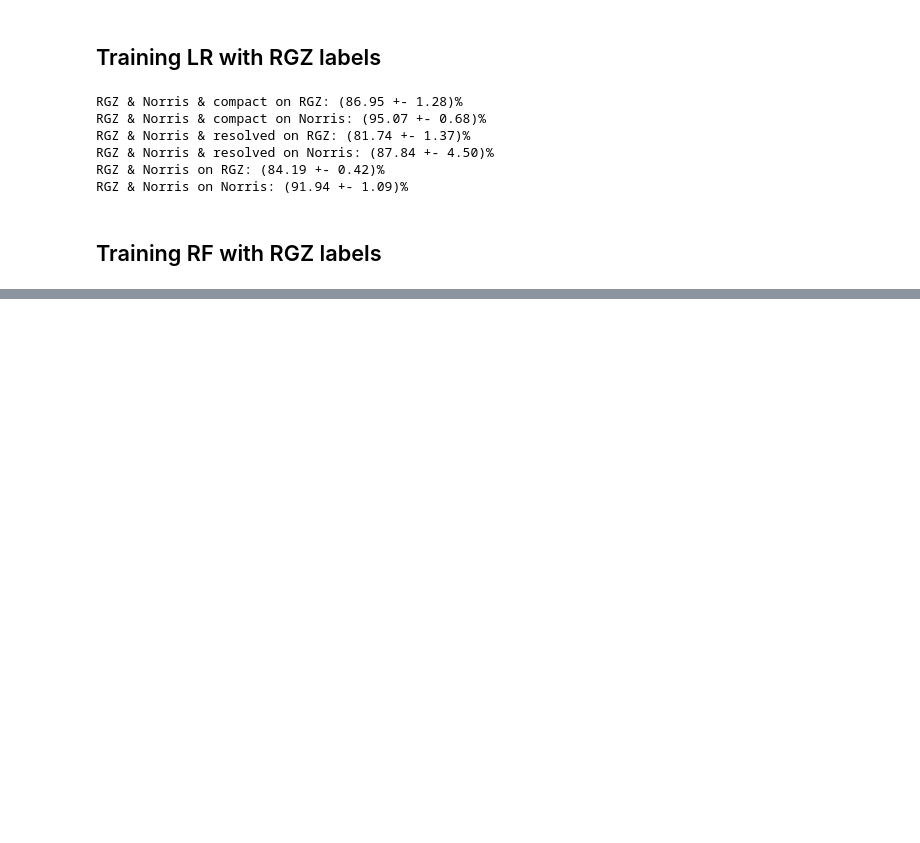
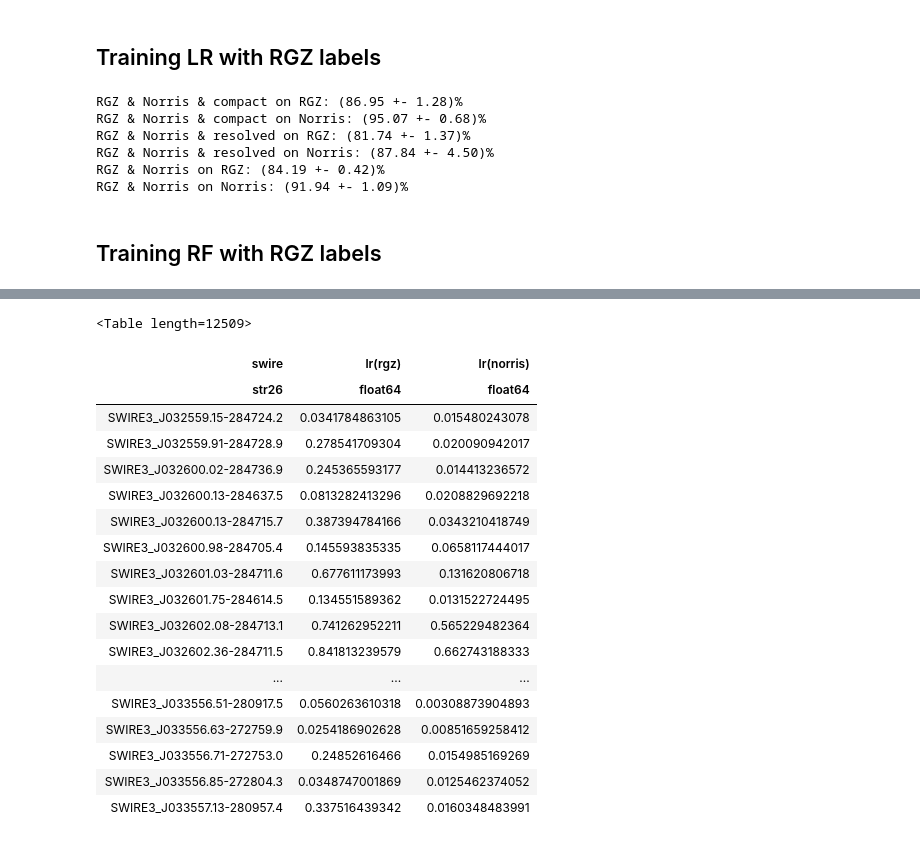
Before and after one commit to chengsoonong/crowdastro, a Jupyter notebook: notebooks/104_one_notebook_to_train_them_all.ipynb, the cells around one changed output, grey strips where cells are left out. Cells and saved outputs as stored; diff of their text form; code cells hidden in the pictures; blank space fills up the shorter version.

```diff
--- a/notebooks/104_one_notebook_to_train_them_all.ipynb
+++ b/notebooks/104_one_notebook_to_train_them_all.ipynb
@@ -246,0 +291,34 @@ RGZ & Norris on Norris: (86.07 +- 6.08)%
+# %%
+swire_name_to_rgz_lr_pred = collections.defaultdict(list)
+swire_name_to_norris_lr_pred = collections.defaultdict(list)
+
+for subset_str, _, preds in rgz_lr_results:
+    for preds_ in preds:
+        for name, pred in preds_.items():
+            swire_name_to_rgz_lr_pred[name].append(pred)
+
+for subset_str, _, preds in norris_lr_results:
+    for preds_ in preds:
+        for name, pred in preds_.items():
+            swire_name_to_norris_lr_pred[name].append(pred)
+# %%
+import astropy.table
+names_ = []
+rgz_preds_ = []
+norris_preds_ = []
+for name in swire_names:
+    if name not in swire_name_to_rgz_lr_pred:
+        continue
+
+    names_.append(name)
+    rgz_ = numpy.mean([i[1] for i in swire_name_to_rgz_lr_pred[name]])
+    norris_ = numpy.mean([i[1] for i in swire_name_to_norris_lr_pred[name]])
+    rgz_preds_.append(rgz_)
+    norris_preds_.append(norris_)
+predicted_swire_table = astropy.table.Table(data=[names_, rgz_preds_, norris_preds_],
+                                            names=['swire', 'lr(rgz)', 'lr(norris)'])
+predicted_swire_table.write('/Users/alger/data/Crowdastro/predicted_swire_table.csv', format='csv')
+predicted_swire_table.write('/Users/alger/repos/crowdastro-projects/ATLAS-CDFS/predicted_swire_table.tex',
+                            format='latex')
+predicted_swire_table
+# %% [output]
@@ -246,0 +327,19 @@ RGZ & Norris on Norris: (86.07 +- 6.08)%
+<Table length=12509>
+| swire | lr(rgz) | lr(norris) |
+| str26 | float64 | float64 |
+| SWIRE3_J032559.15-284724.2 | 0.0341784863105 | 0.015480243078 |
+| SWIRE3_J032559.91-284728.9 | 0.278541709304 | 0.020090942017 |
+| SWIRE3_J032600.02-284736.9 | 0.245365593177 | 0.014413236572 |
+| SWIRE3_J032600.13-284637.5 | 0.0813282413296 | 0.0208829692218 |
+| SWIRE3_J032600.13-284715.7 | 0.387394784166 | 0.0343210418749 |
+| SWIRE3_J032600.98-284705.4 | 0.145593835335 | 0.0658117444017 |
+| SWIRE3_J032601.03-284711.6 | 0.677611173993 | 0.131620806718 |
+| SWIRE3_J032601.75-284614.5 | 0.134551589362 | 0.0131522724495 |
+| SWIRE3_J032602.08-284713.1 | 0.741262952211 | 0.565229482364 |
+| SWIRE3_J032602.36-284711.5 | 0.841813239579 | 0.662743188333 |
+| ... | ... | ... |
+| SWIRE3_J033556.51-280917.5 | 0.0560263610318 | 0.00308873904893 |
+| SWIRE3_J033556.63-272759.9 | 0.0254186902628 | 0.00851659258412 |
+| SWIRE3_J033556.71-272753.0 | 0.24852616466 | 0.0154985169269 |
+| SWIRE3_J033556.85-272804.3 | 0.0348747001869 | 0.0125462374052 |
+| SWIRE3_J033557.13-280957.4 | 0.337516439342 | 0.0160348483991 |
```
Also changed, not shown: parts of 13 cells of this notebook.
